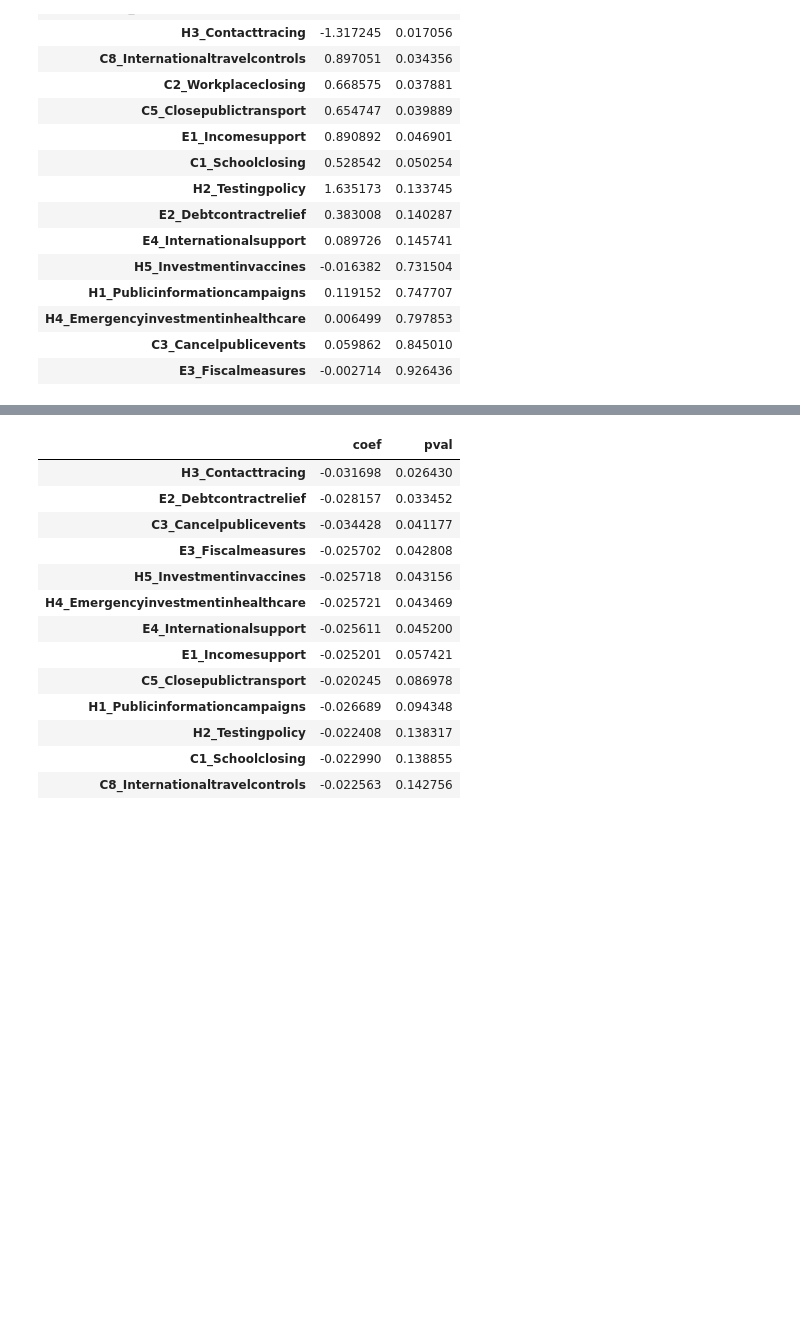
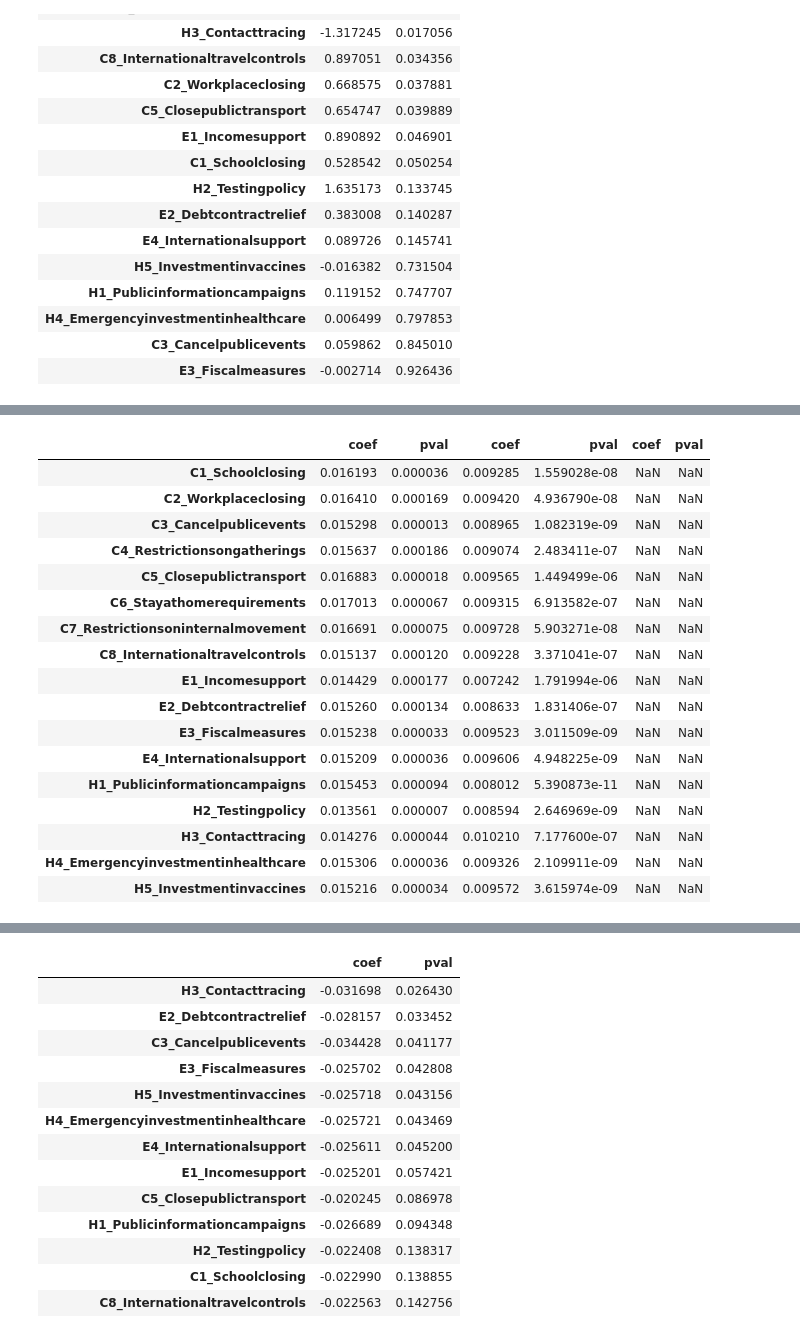
Before and after one commit to GooTec/covid_19, a Jupyter notebook: GEE/GEE.ipynb, the cells around one changed output, grey strips where cells are left out. Drawn from its saved outputs; the diff is of its cells as text; code cells hidden in the pictures; blank space fills up the shorter version.

```diff
--- a/GEE/GEE.ipynb
+++ b/GEE/GEE.ipynb
@@ -462,0 +361,28 @@ Centered skew:                 2.2313   Centered kurtosis:             31.6745
+# %%
+for i, variable_dict in enumerate(variable_dicts) :
+    if i == 0 :
+        simple_marker_result = pd.DataFrame.from_dict(variable_dict).transpose()
+    else :
+        simple_marker_result = pd.concat( [ simple_marker_result, pd.DataFrame.from_dict(variable_dict).transpose()] , axis = 1 )
+
+simple_marker_result.to_csv('simple_marker_with_days_GEE_result.csv',)
+simple_marker_result
+# %% [output]
+|  | coef | pval | coef | pval | coef | pval |
+| C1_Schoolclosing | 0.016193 | 0.000036 | 0.009285 | 1.559028e-08 | NaN | NaN |
+| C2_Workplaceclosing | 0.016410 | 0.000169 | 0.009420 | 4.936790e-08 | NaN | NaN |
+| C3_Cancelpublicevents | 0.015298 | 0.000013 | 0.008965 | 1.082319e-09 | NaN | NaN |
+| C4_Restrictionsongatherings | 0.015637 | 0.000186 | 0.009074 | 2.483411e-07 | NaN | NaN |
+| C5_Closepublictransport | 0.016883 | 0.000018 | 0.009565 | 1.449499e-06 | NaN | NaN |
+| C6_Stayathomerequirements | 0.017013 | 0.000067 | 0.009315 | 6.913582e-07 | NaN | NaN |
+| C7_Restrictionsoninternalmovement | 0.016691 | 0.000075 | 0.009728 | 5.903271e-08 | NaN | NaN |
+| C8_Internationaltravelcontrols | 0.015137 | 0.000120 | 0.009228 | 3.371041e-07 | NaN | NaN |
+| E1_Incomesupport | 0.014429 | 0.000177 | 0.007242 | 1.791994e-06 | NaN | NaN |
+| E2_Debtcontractrelief | 0.015260 | 0.000134 | 0.008633 | 1.831406e-07 | NaN | NaN |
+| E3_Fiscalmeasures | 0.015238 | 0.000033 | 0.009523 | 3.011509e-09 | NaN | NaN |
+| E4_Internationalsupport | 0.015209 | 0.000036 | 0.009606 | 4.948225e-09 | NaN | NaN |
+| H1_Publicinformationcampaigns | 0.015453 | 0.000094 | 0.008012 | 5.390873e-11 | NaN | NaN |
+| H2_Testingpolicy | 0.013561 | 0.000007 | 0.008594 | 2.646969e-09 | NaN | NaN |
+| H3_Contacttracing | 0.014276 | 0.000044 | 0.010210 | 7.177600e-07 | NaN | NaN |
+| H4_Emergencyinvestmentinhealthcare | 0.015306 | 0.000036 | 0.009326 | 2.109911e-09 | NaN | NaN |
+| H5_Investmentinvaccines | 0.015216 | 0.000034 | 0.009572 | 3.615974e-09 | NaN | NaN |
```
Also changed, not shown: parts of 17 cells of this notebook, 2 other files.
